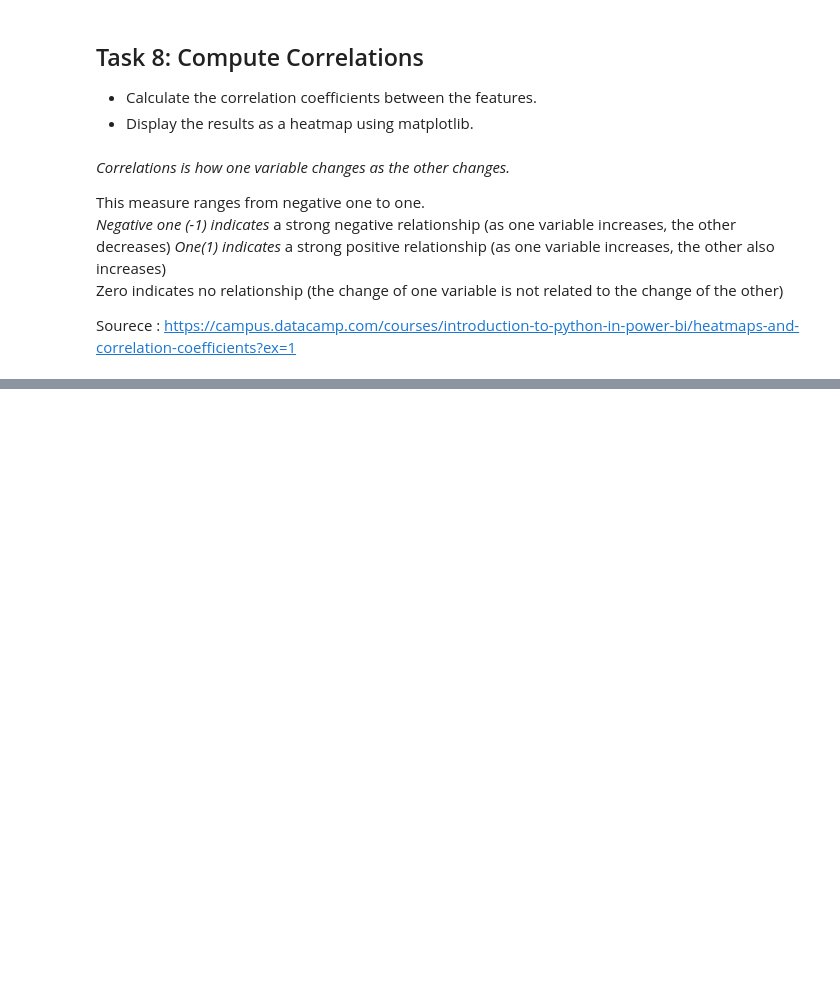
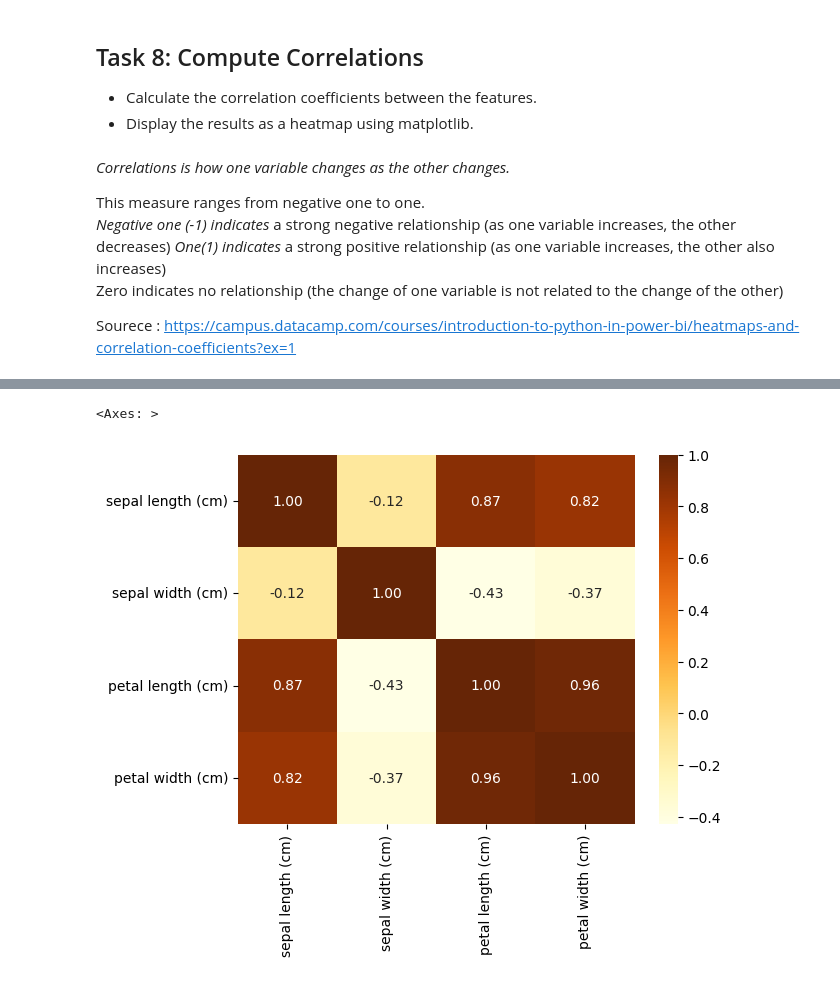
Before and after one commit to Maroua-El-Imame/principles_of_data_analytics, a Jupyter notebook: tasks.ipynb, the cells around one changed output, grey strips where cells are left out. Drawn from its saved outputs; the diff is of its cells as text; code cells hidden in the pictures; blank space fills up the shorter version.

```diff
--- a/tasks.ipynb
+++ b/tasks.ipynb
@@ -418,0 +469,8 @@ Sourece : https://campus.datacamp.com/courses/introduction-to-python-in-power-bi
+# %%
+# calculate the correlation using Seaborn
+# reference 8.5 : https://stackoverflow.com/questions/54506626/how-to-understand-seaborns-heatmap-annotation-format#:~:text=sns.heatmap(df.corr()%2Cannot%3DTrue%2Cfmt%3D%22.1f%22%2Cax%3Dax)
+
+sns.heatmap(df.corr(), annot=True, cmap='YlOrBr', fmt=".2f")
+# %% [output]
+<Axes: >
+[figure, added]
```
Also changed, not shown: parts of 10 cells of this notebook, 1 other file.
